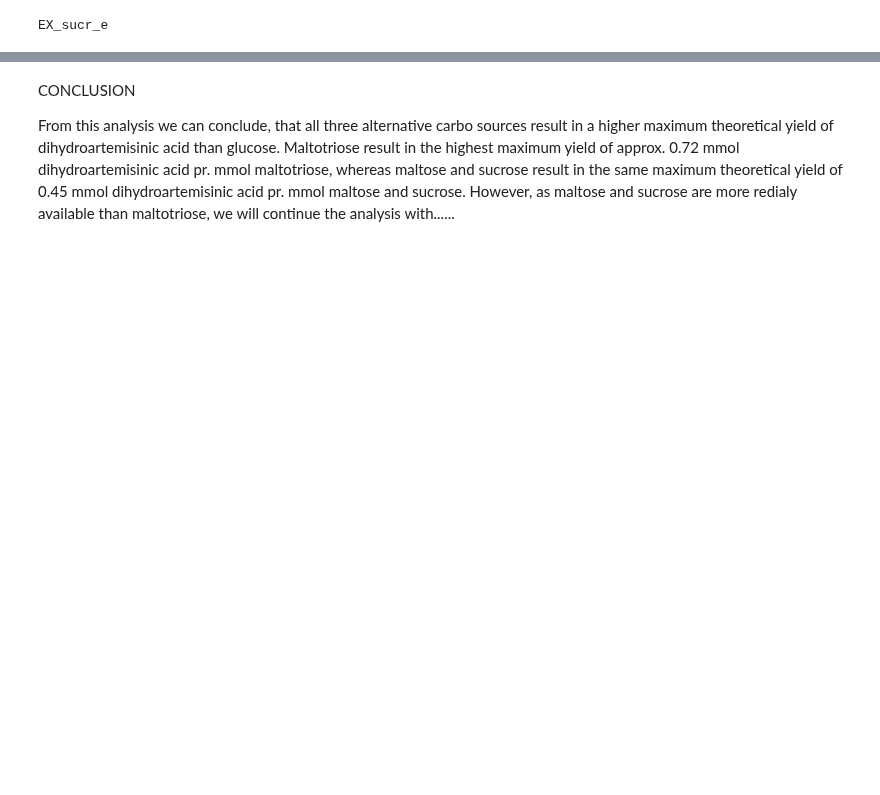
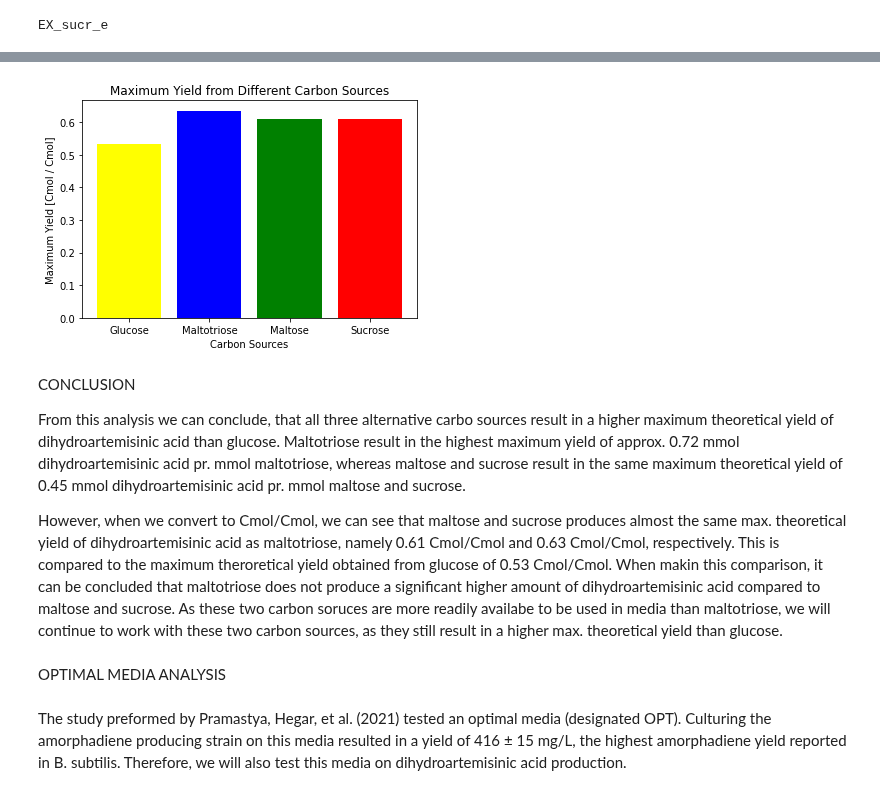
Before and after one commit to 27410/group-assignment-group6, a Jupyter notebook: 2_maximum_theoretical_yield.ipynb, the cells around one changed output, grey strips where cells are left out. Drawn from its saved outputs; the diff is of its cells as text; code cells hidden in the pictures; blank space fills up the shorter version.

Commit message:
Updates to analysis

```diff
--- a/2_maximum_theoretical_yield.ipynb
+++ b/2_maximum_theoretical_yield.ipynb
@@ -226,0 +232,7 @@ Theoretical max. yield [mmol-dhart_acid / mmol-maltotriose]: 0.7199999999999999
+# %%
+# Now we convert to Cmol/Cmol
+CV_dhAA = 15 # Cmol/mol conversion factor for dihydroartemisinic acid
+CV_malttr = 18 # Cmol/mol conversion factor for maltotriose
+
+dhAA_malttr_production_cmol = (max_yield_maltotriose*CV_dhAA)/(1*CV_malttr)
+print('Maximum theoretical yield cmol/cmol=', dhAA_malttr_production_cmol, 'cmol-AA/cmol-glc')
@@ -267,0 +282,7 @@ Theoretical max. yield [mmol-dhart_acid / mmol-maltose]: 0.44571428571428545
+# %%
+# Now we convert to Cmol/Cmol
+CV_dhAA = 15 # Cmol/mol conversion factor for dihydroartemisinic acid
+CV_malt = 12 # Cmol/mol conversion factor for maltose
+
+dhAA_malt_production_cmol = (max_yield_maltose*CV_dhAA)/(1*CV_malt)
+print('Maximum theoretical yield cmol/cmol=', dhAA_malt_production_cmol, 'cmol-AA/cmol-glc')
@@ -309,0 +333,7 @@ Theoretical max. yield [mmol-dhart_acid / mmol-sucrose]: 0.44571428571428545
+# %%
+# Now we convert to Cmol/Cmol
+CV_dhAA = 15 # Cmol/mol conversion factor for dihydroartemisinic acid
+CV_sucr = 12 # Cmol/mol conversion factor for sucrose
+
+dhAA_sucr_production_cmol = (max_yield_sucrose*CV_dhAA)/(1*CV_sucr)
+print('Maximum theoretical yield cmol/cmol=', dhAA_sucr_production_cmol, 'cmol-AA/cmol-glc')
@@ -333,4 +365,33 @@ plt.show()
+# %%
+# Generate bar plot to visualize Cmol/Cmol
+
+# Write values
+yield_glucose_cmol = dhAA_glc_production_cmol
+yield_maltotriose_cmol = dhAA_malttr_production_cmol
+yield_maltose_cmol = dhAA_malt_production_cmol
+yield_sucrose_cmol = dhAA_sucr_production_cmol
+
+# Carbon sources
+carbon_sources_cmol = ['Glucose', 'Maltotriose', 'Maltose', 'Sucrose']
+
+# Maximum yields
+max_yields_cmol = [yield_glucose_cmol, yield_maltotriose_cmol, yield_maltose_cmol, yield_sucrose_cmol]
+
+# Plotting
+plt.bar(carbon_sources_cmol, max_yields_cmol, color=['yellow', 'blue', 'green', 'red'])
+plt.xlabel('Carbon Sources')
+plt.ylabel('Maximum Yield [Cmol / Cmol]')
+plt.title('Maximum Yield from Different Carbon Sources')
+plt.show()
+# %% [output]
+[figure, added]
 # %% [markdown]
 CONCLUSION
 
-From this analysis we can conclude, that all three alternative carbo sources result in a higher maximum theoretical yield of dihydroartemisinic acid than glucose. Maltotriose result in the highest maximum yield of approx. 0.72 mmol dihydroartemisinic acid pr. mmol maltotriose, whereas maltose and sucrose result in the same maximum theoretical yield of 0.45 mmol dihydroartemisinic acid pr. mmol maltose and sucrose. However, as maltose and sucrose are more redialy available than maltotriose, we will continue the analysis with......
+From this analysis we can conclude, that all three alternative carbo sources result in a higher maximum theoretical yield of dihydroartemisinic acid than glucose. Maltotriose result in the highest maximum yield of approx. 0.72 mmol dihydroartemisinic acid pr. mmol maltotriose, whereas maltose and sucrose result in the same maximum theoretical yield of 0.45 mmol dihydroartemisinic acid pr. mmol maltose and sucrose.
+
+However, when we convert to Cmol/Cmol, we can see that maltose and sucrose produces almost the same max. theoretical yield of dihydroartemisinic acid as maltotriose, namely 0.61 Cmol/Cmol and 0.63 Cmol/Cmol, respectively. This is compared to the maximum theroretical yield obtained from glucose of 0.53 Cmol/Cmol. When makin this comparison, it can be concluded that maltotriose does not produce a significant higher amount of dihydroartemisinic acid compared to maltose and sucrose. As these two carbon soruces are more readily availabe to be used in media than maltotriose, we will continue to work with these two carbon sources, as they still result in a higher max. theoretical yield than glucose.
+# %% [markdown]
+OPTIMAL MEDIA ANALYSIS
+# %% [markdown]
+The study preformed by Pramastya, Hegar, et al. (2021) tested an optimal media (designated OPT). Culturing the amorphadiene producing strain on this media resulted in a yield of 416 ± 15 mg/L, the highest amorphadiene yield reported in B. subtilis. Therefore, we will also test this media on dihydroartemisinic acid production.
```
Also changed, not shown: parts of 21 cells of this notebook, 1 other file.
